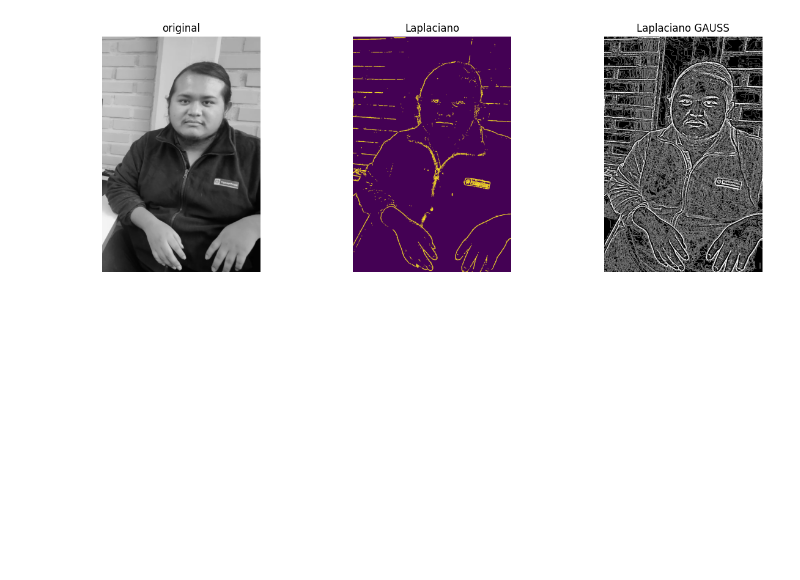
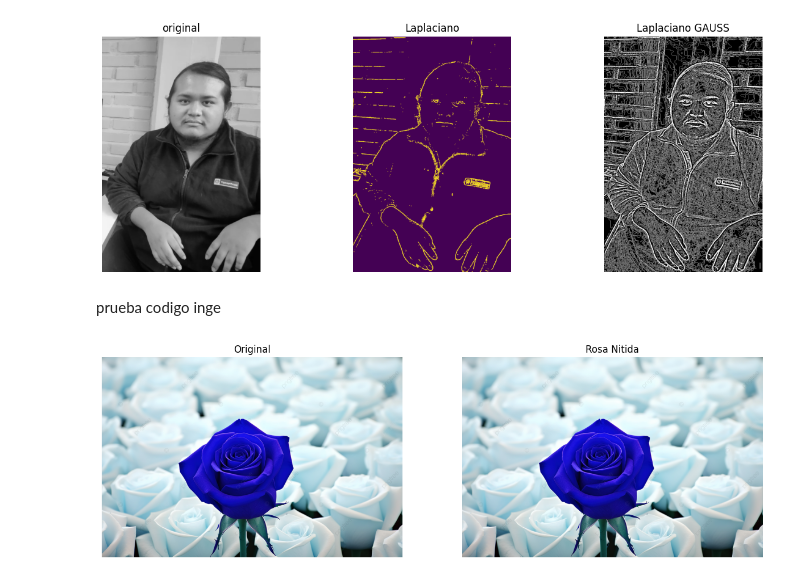
Before and after one commit to FcCaba/Procesamiento-De-Imagenes, a Jupyter notebook: unidad2/examen 2/caballero_condori_franz_abdel.ipynb, the cells around one changed output. Drawn from its saved outputs; the diff is of its cells as text; code cells hidden in the pictures; blank space fills up the shorter version.

```diff
--- a/unidad2/examen 2/caballero_condori_franz_abdel.ipynb
+++ b/unidad2/examen 2/caballero_condori_franz_abdel.ipynb
@@ -348,3 +348,40 @@ plt.show()
 # %% [output]
 Clipping input data to the valid range for imshow with RGB data ([0..1] for floats or [0..255] for integers). Got range [-32.0..32.0].
 [figure]
+# %% [markdown]
+prueba codigo inge
+# %%
+
+import cv2
+import numpy as np
+import matplotlib.pyplot as plt
+def blur(image,mask,kernel):
+    blurred = cv2.GaussianBlur(img, (25, 25), 0)
+    fin = np.where(mask[:,:,None > 0], image, blurred)
+
+    return fin
+ruta=r"D:\Franz Caballero\Procesamiento de imagenes\Actividades\Ejercicios python\unidad2\examen 2\imagenes\rosa.png"
+img = cv2.imread(ruta)
+gray = cv2.cvtColor(img, cv2.COLOR_BGR2GRAY)
+_,mascara=cv2.threshold(gray,100,125,cv2.THRESH_BINARY)
+mascara=cv2.bitwise_not(mascara)
+mascara=cv2.GaussianBlur(mascara,(9,9),0)
+resultado=blur(img,mascara,25)
+
+
+
+
+plt.figure(figsize=(15, 5))
+plt.subplot(1, 2, 1)
+plt.title("Original")
+plt.imshow(img)
+plt.axis("off")
+
+plt.subplot(1, 2, 2)
+plt.title("Rosa Nitida")
+plt.imshow(resultado)
+plt.axis("off")
+
+plt.show()
+# %% [output]
+[figure, added]
```
Also changed, not shown: parts of 2 cells of this notebook, 6 other files.
